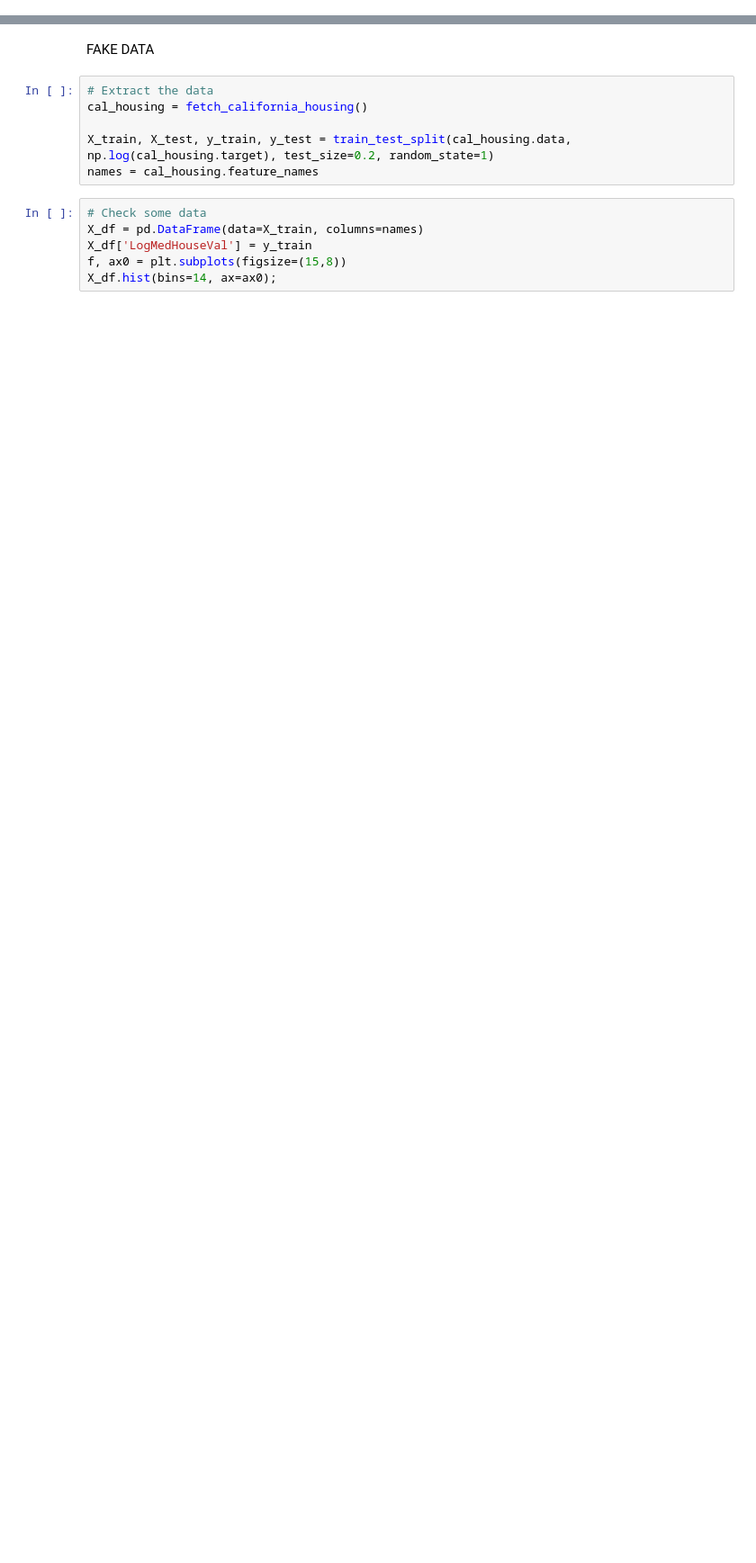
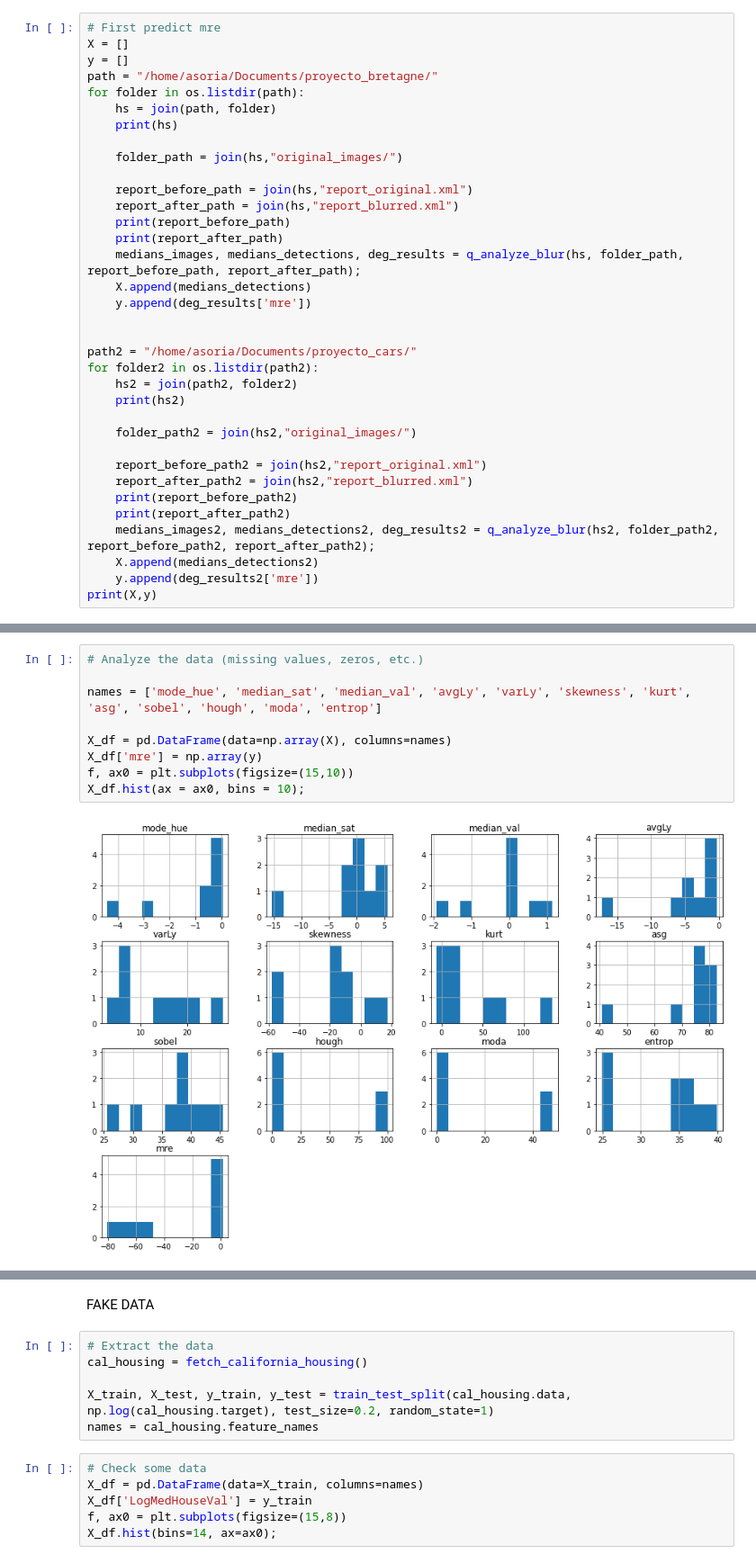
Before and after one commit to asoriagomez/anonymization, a Jupyter notebook: decision_trees.ipynb, the cells around one changed output, grey strips where cells are left out. Shown: that part at 90% size. Drawn from its saved outputs; the diff is of its cells as text; blank space fills up the shorter version.

Commit message:
real data ok

```diff
--- a/decision_trees.ipynb
+++ b/decision_trees.ipynb
@@ -61,0 +23,35 @@ y.append(deg_results['mre'])
+# %%
+# First predict mre
+X = []
+y = []
+path = "/home/asoria/Documents/proyecto_bretagne/"
+for folder in os.listdir(path):
+    hs = join(path, folder)
+    print(hs)
+
+    folder_path = join(hs,"original_images/")
+
+    report_before_path = join(hs,"report_original.xml")
+    report_after_path = join(hs,"report_blurred.xml")
+    print(report_before_path)
+    print(report_after_path)
+    medians_images, medians_detections, deg_results = q_analyze_blur(hs, folder_path, report_before_path, report_after_path);
+    X.append(medians_detections)
+    y.append(deg_results['mre'])
+
+
+path2 = "/home/asoria/Documents/proyecto_cars/"
+for folder2 in os.listdir(path2):
+    hs2 = join(path2, folder2)
+    print(hs2)
+
+    folder_path2 = join(hs2,"original_images/")
+
+    report_before_path2 = join(hs2,"report_original.xml")
+    report_after_path2 = join(hs2,"report_blurred.xml")
+    print(report_before_path2)
+    print(report_after_path2)
+    medians_images2, medians_detections2, deg_results2 = q_analyze_blur(hs2, folder_path2, report_before_path2, report_after_path2);
+    X.append(medians_detections2)
+    y.append(deg_results2['mre'])
+print(X,y)
@@ -61,0 +99,11 @@ y.append(deg_results['mre'])
+# %%
+# Analyze the data (missing values, zeros, etc.)
+
+names = ['mode_hue', 'median_sat', 'median_val', 'avgLy', 'varLy', 'skewness', 'kurt', 'asg', 'sobel', 'hough', 'moda', 'entrop']
+
+X_df = pd.DataFrame(data=np.array(X), columns=names)
+X_df['mre'] = np.array(y)
+f, ax0 = plt.subplots(figsize=(15,10))
+X_df.hist(ax = ax0, bins = 10);
+# %% [output]
+[figure, added]
```
Also changed, not shown: parts of 31 cells of this notebook, 3 other files.
